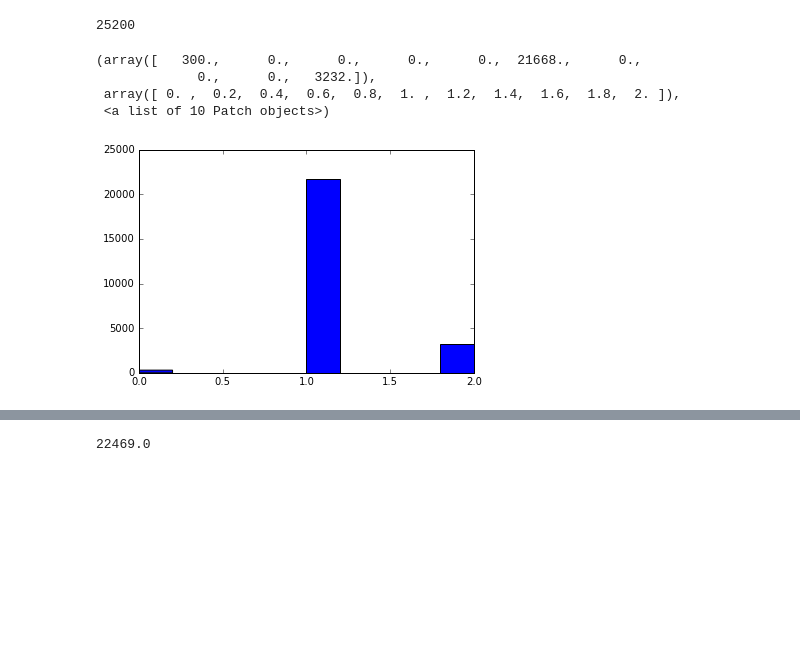
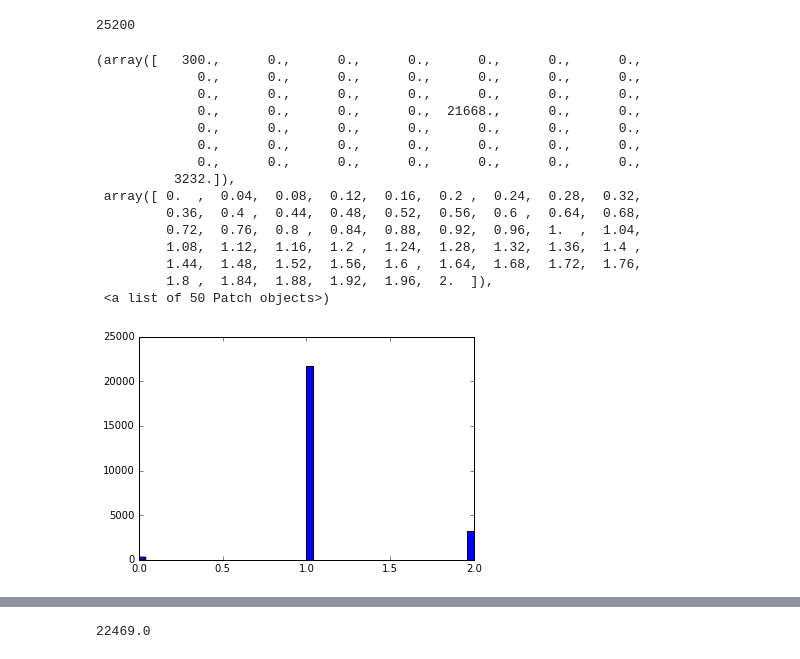
Before and after one commit to rorysroes/SGX-Full-OrderBook-Tick-Data-Trading-Strategy, a Jupyter notebook: strategy/back_testing.ipynb, the cells around one changed output, grey strips where cells are left out. Drawn from its saved outputs; the diff is of its cells as text; code cells hidden in the pictures; blank space fills up the shorter version.

```diff
--- a/strategy/back_testing.ipynb
+++ b/strategy/back_testing.ipynb
@@ -151,10 +151,21 @@ len(bas_16_one_second)
 25200
 # %%
 
-hist(array(bas_16_one_second)/5.0)
+hist(array(bas_16_one_second)/5.0,bins = 50)
 # %% [output]
-(array([   300.,      0.,      0.,      0.,      0.,  21668.,      0.,
-             0.,      0.,   3232.]),
- array([ 0. ,  0.2,  0.4,  0.6,  0.8,  1. ,  1.2,  1.4,  1.6,  1.8,  2. ]),
- <a list of 10 Patch objects>)
+(array([   300.,      0.,      0.,      0.,      0.,      0.,      0.,
+             0.,      0.,      0.,      0.,      0.,      0.,      0.,
+             0.,      0.,      0.,      0.,      0.,      0.,      0.,
+             0.,      0.,      0.,      0.,  21668.,      0.,      0.,
+             0.,      0.,      0.,      0.,      0.,      0.,      0.,
+             0.,      0.,      0.,      0.,      0.,      0.,      0.,
+             0.,      0.,      0.,      0.,      0.,      0.,      0.,
+          3232.]),
+ array([ 0.  ,  0.04,  0.08,  0.12,  0.16,  0.2 ,  0.24,  0.28,  0.32,
+         0.36,  0.4 ,  0.44,  0.48,  0.52,  0.56,  0.6 ,  0.64,  0.68,
+         0.72,  0.76,  0.8 ,  0.84,  0.88,  0.92,  0.96,  1.  ,  1.04,
+         1.08,  1.12,  1.16,  1.2 ,  1.24,  1.28,  1.32,  1.36,  1.4 ,
+         1.44,  1.48,  1.52,  1.56,  1.6 ,  1.64,  1.68,  1.72,  1.76,
+         1.8 ,  1.84,  1.88,  1.92,  1.96,  2.  ]),
+ <a list of 50 Patch objects>)
-[figure, old version]
+[figure, new version]
```
Also changed, not shown: parts of 6 cells of this notebook.
